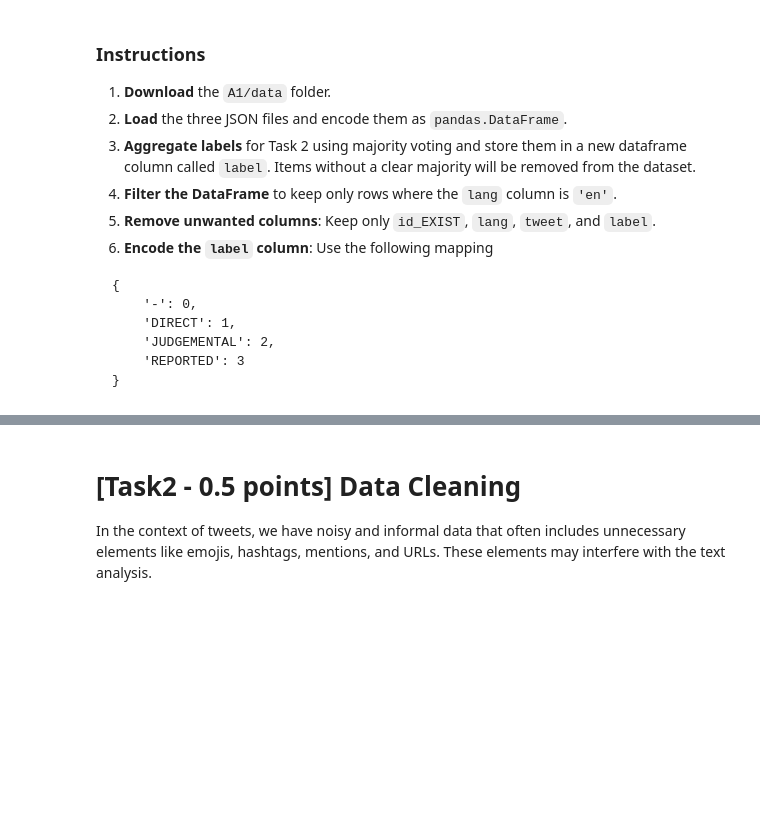
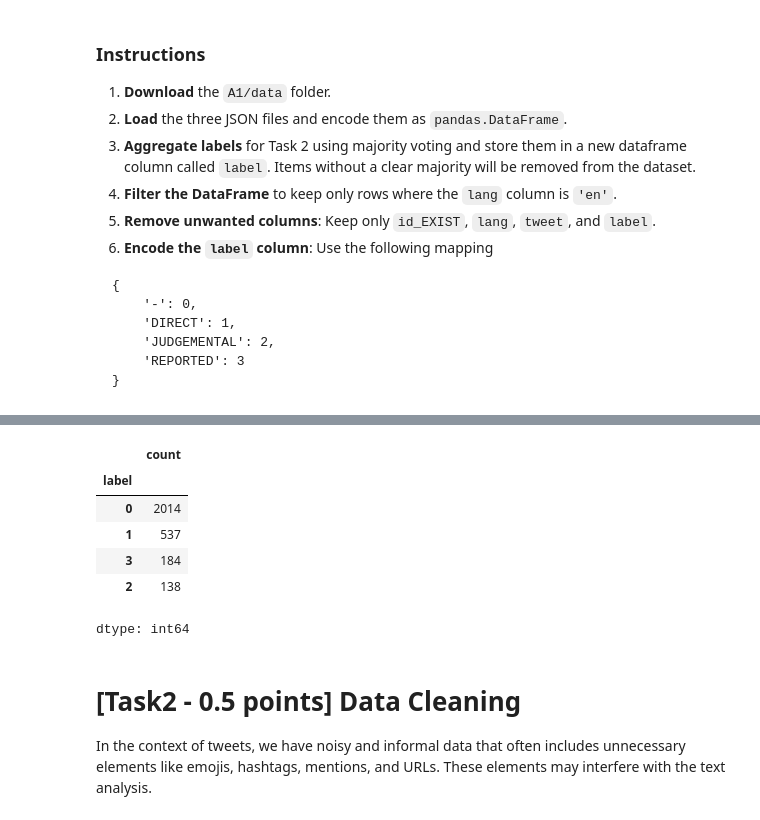
Before and after one commit to VirginiaFoschi/-NLP-2025-2026-A1, a Jupyter notebook: Assignment1-2526.ipynb, the cells around one changed output, grey strips where cells are left out. Cells and saved outputs as stored; diff of their text form; code cells hidden in the pictures; blank space fills up the shorter version.

```diff
--- a/Assignment1-2526.ipynb
+++ b/Assignment1-2526.ipynb
@@ -105,0 +203,7 @@ train_set = pd.
+# %%
+label_map = {
+    '-': 0,
+    'DIRECT': 1,
+    'JUDGEMENTAL': 2,
+    'REPORTED': 3
+}
@@ -106,3 +223,13 @@ train_set = pd.
+# %%
+datasets["training"]["label"].value_counts()
+# %% [output]
+|  | count |
+| label |  |
+| 0 | 2014 |
+| 1 | 537 |
+| 3 | 184 |
+| 2 | 138 |
+dtype: int64
 # %% [markdown]
 # [Task2 - 0.5 points] Data Cleaning
 In the context of tweets, we have noisy and informal data that often includes unnecessary elements like emojis, hashtags, mentions, and URLs. These elements may interfere with the text analysis.
```
Also changed, not shown: parts of 17 cells of this notebook.
